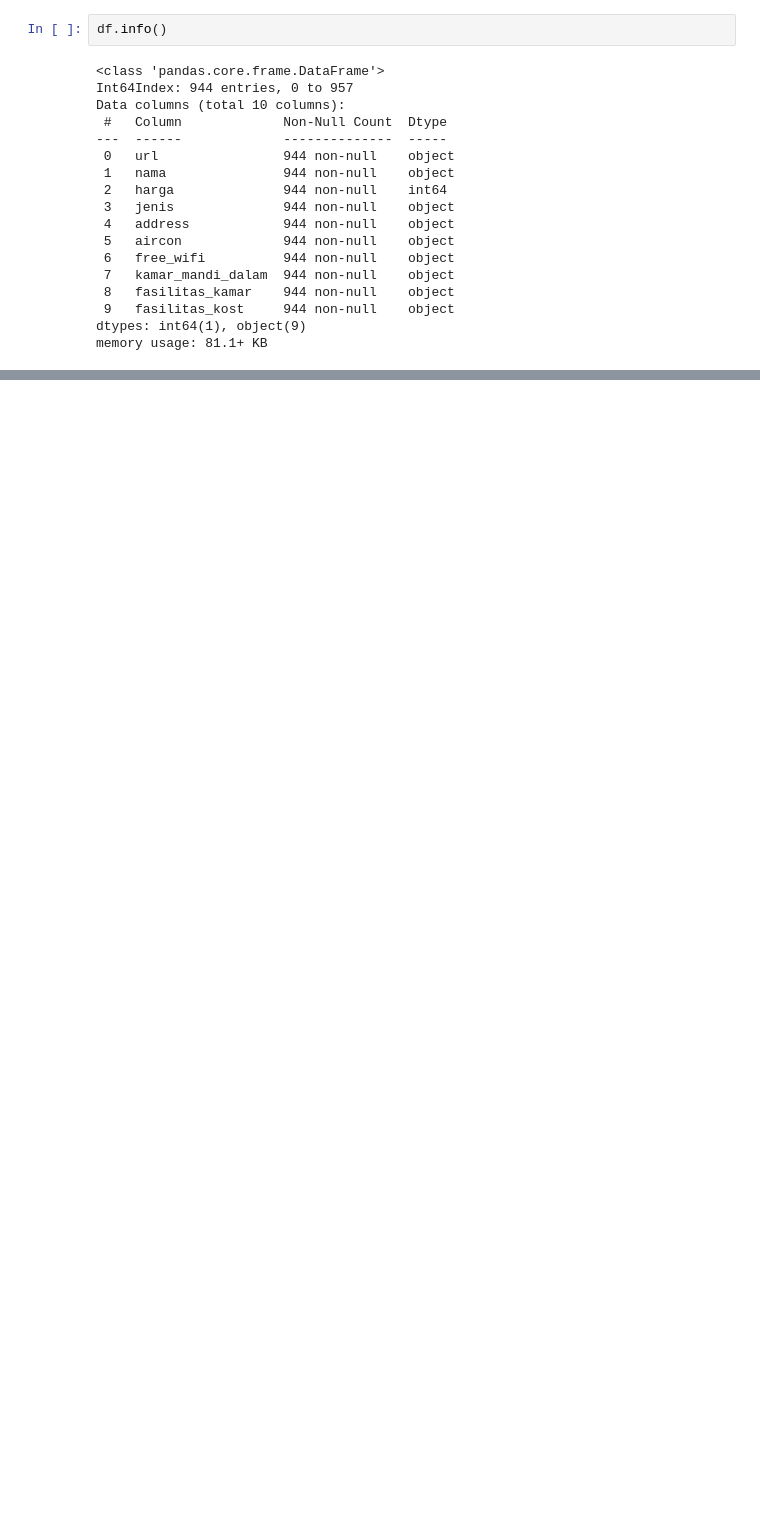
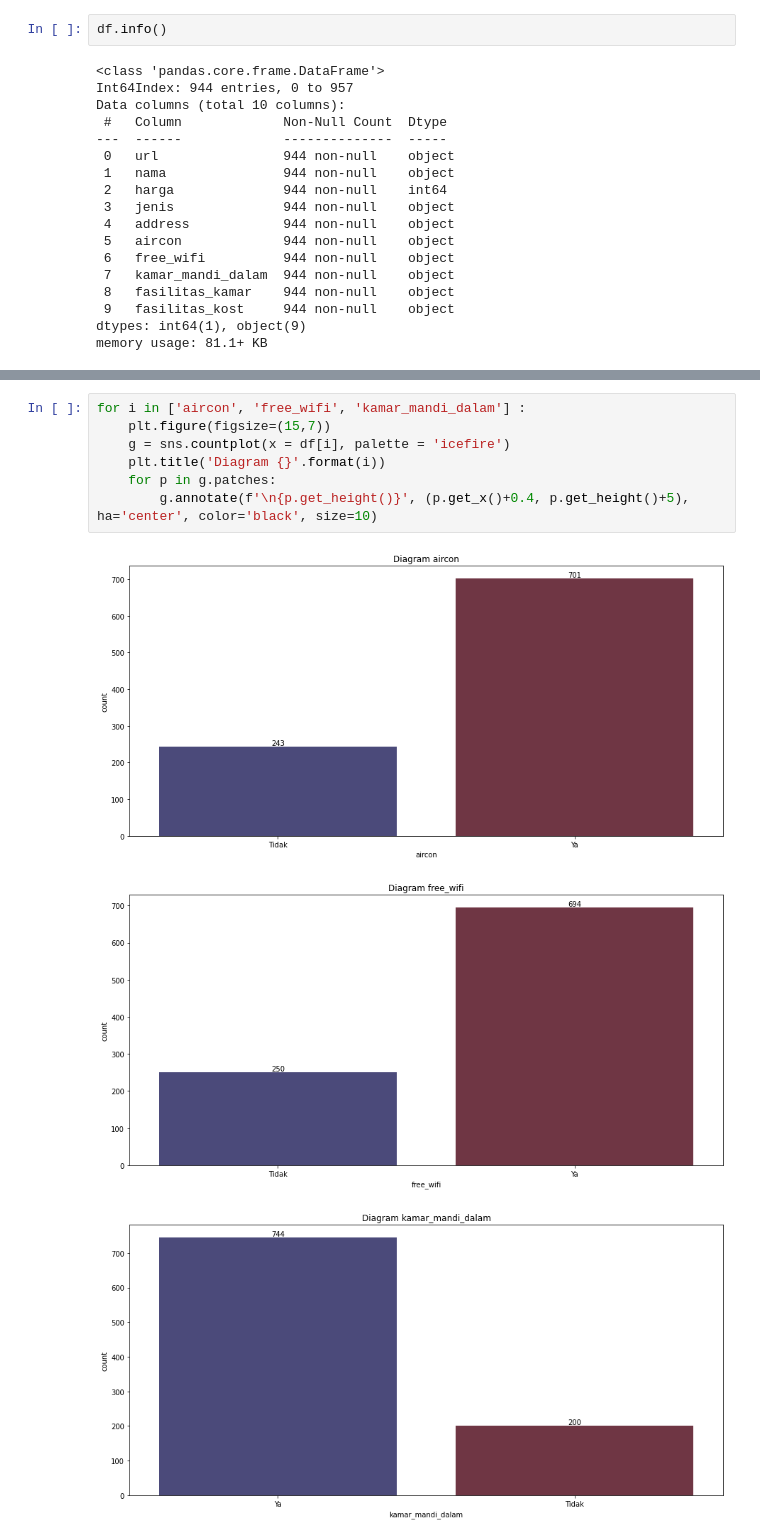
Before and after one commit to IrfanChairurrachman/scrapper, a Jupyter notebook: sewakost_scrapper.ipynb, the cells around one changed output, grey strips where cells are left out. Cells and saved outputs as stored; diff of their text form; blank space fills up the shorter version.

```diff
--- a/sewakost_scrapper.ipynb
+++ b/sewakost_scrapper.ipynb
@@ -190,0 +217,11 @@ memory usage: 81.1+ KB
+# %%
+for i in ['aircon', 'free_wifi', 'kamar_mandi_dalam'] :
+    plt.figure(figsize=(15,7))
+    g = sns.countplot(x = df[i], palette = 'icefire')
+    plt.title('Diagram {}'.format(i))
+    for p in g.patches:
+        g.annotate(f'\n{p.get_height()}', (p.get_x()+0.4, p.get_height()+5), ha='center', color='black', size=10)
+# %% [output]
+[figure, added]
+[figure, added]
+[figure, added]
```
Also changed, not shown: parts of 5 cells of this notebook.
